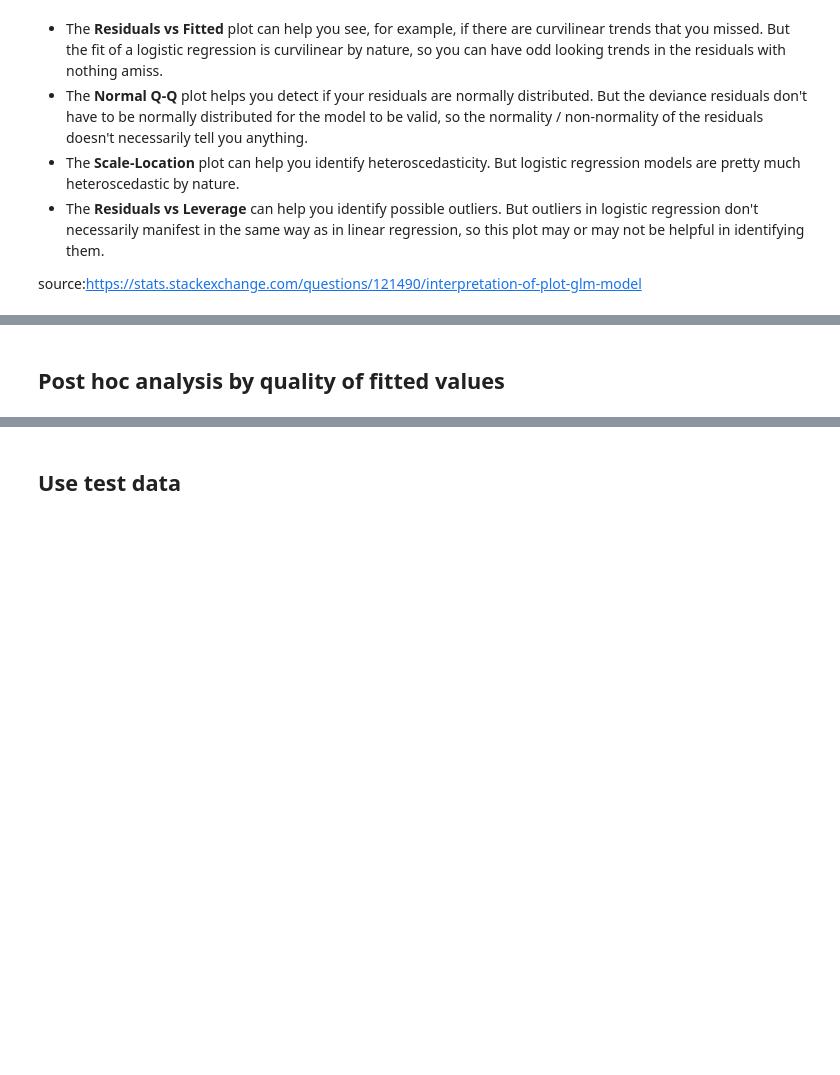
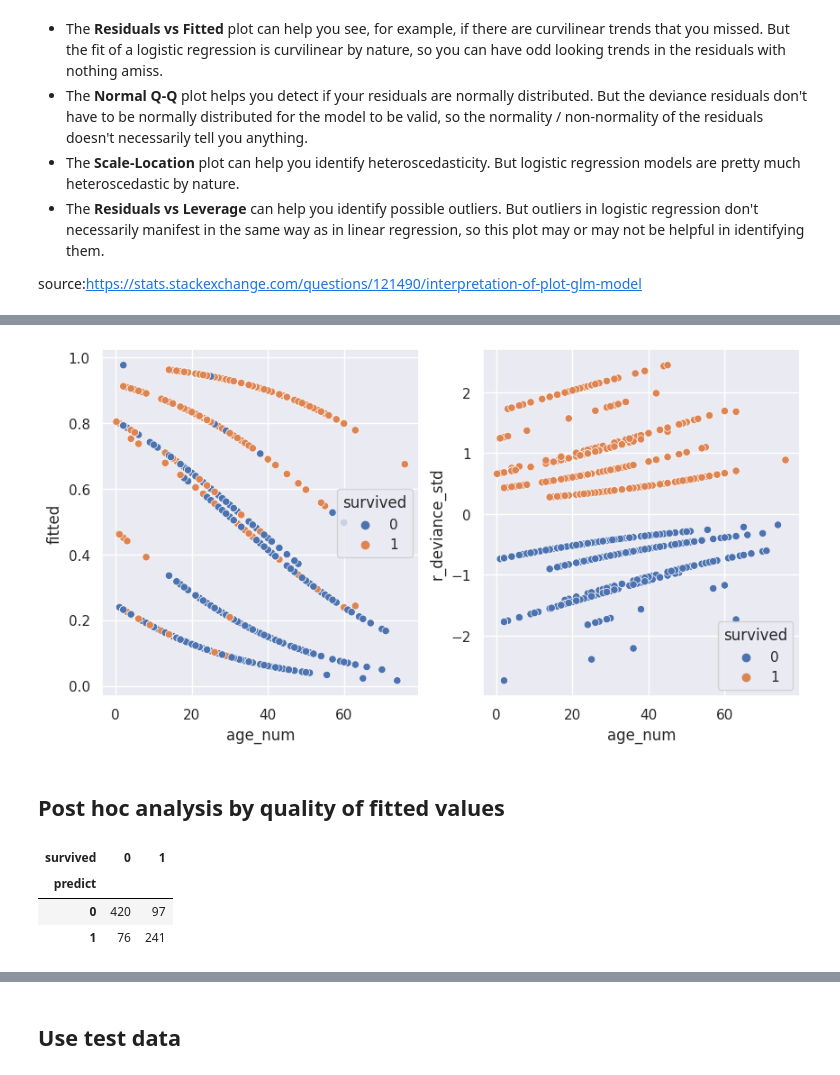
Before and after one commit to Many98/GLM_R2Py, a Jupyter notebook: Python/01ZLMA_ex08_Binary_Data_2.ipynb, the cells around one changed output, grey strips where cells are left out. Cells and saved outputs as stored; diff of their text form; code cells hidden in the pictures; blank space fills up the shorter version.

```diff
--- a/Python/01ZLMA_ex08_Binary_Data_2.ipynb
+++ b/Python/01ZLMA_ex08_Binary_Data_2.ipynb
@@ -686,5 +698,18 @@ grid.arrange(p1, p2, nrow = 1)
+# %%
+fig, ax = plt.subplots(1, 2, figsize=(10, 5))
+
+sns.scatterplot(x='age_num', y='fitted', data=data_HW_mod, hue='survived', ax=ax[0])
+sns.scatterplot(x='age_num', y='r_deviance_std', data=data_HW_mod, hue='survived', ax=ax[1])
+plt.show()
+# %% [output]
+[figure, added]
 # %% [markdown]
 ## Post hoc analysis by quality of fitted values
 # %%
 # Fit a  model
-table(data_HW_mod$predict, data_HW$survived)
+pd.crosstab([data_HW_mod.predict],[data_HW.survived])
+# %% [output]
+| survived | 0 | 1 |
+| predict |  |  |
+| 0 | 420 | 97 |
+| 1 | 76 | 241 |
```
Also changed, not shown: parts of 54 cells of this notebook, 3 other files.
